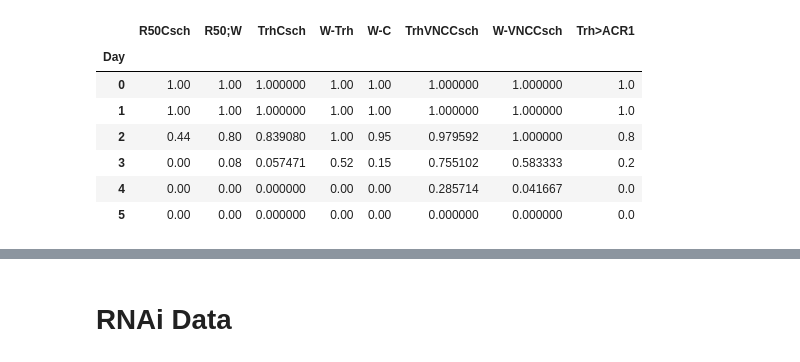
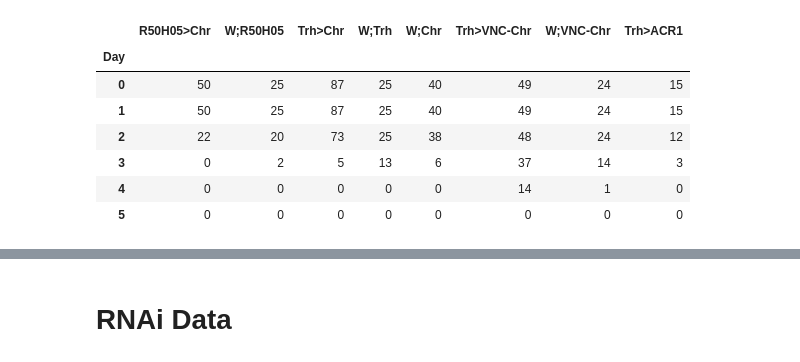
Before and after one commit to sangyu/Holophenotype5HT, a Jupyter notebook: nbs/01_Figures/07_Survival_and_RNAi.ipynb.ipynb, the cells around one changed output, grey strips where cells are left out. Drawn from its saved outputs; the diff is of its cells as text; code cells hidden in the pictures.

```diff
--- a/nbs/01_Figures/07_Survival_and_RNAi.ipynb.ipynb
+++ b/nbs/01_Figures/07_Survival_and_RNAi.ipynb.ipynb
@@ -34,15 +35,15 @@ Fontconfig warning: ignoring UTF-8: not a valid region tag
 # %%
-starve = pd.read_csv('/Users/sangyuxu/Library/Mobile Documents/com~apple~CloudDocs/EspressoManu/DataforFigures/Starvation Resistance/starve.csv',delimiter=',')
+starve = pd.read_csv('/Users/xusy/Library/Mobile Documents/com~apple~CloudDocs/EspressoManu/DataforFigures/Starvation Resistance/starve.csv',delimiter=',')
 starve = starve.set_index('Day')
 starvePerc = starve/starve.iloc[1,:]
 # %%
-starvePerc
+starve
 # %% [output]
-|  | R50Csch | R50;W | TrhCsch | W-Trh | W-C | TrhVNCCsch | W-VNCCsch | Trh>ACR1 |
+|  | R50H05>Chr | W;R50H05 | Trh>Chr | W;Trh | W;Chr | Trh>VNC-Chr | W;VNC-Chr | Trh>ACR1 |
 | Day |  |  |  |  |  |  |  |  |
-| 0 | 1.00 | 1.00 | 1.000000 | 1.00 | 1.00 | 1.000000 | 1.000000 | 1.0 |
-| 1 | 1.00 | 1.00 | 1.000000 | 1.00 | 1.00 | 1.000000 | 1.000000 | 1.0 |
-| 2 | 0.44 | 0.80 | 0.839080 | 1.00 | 0.95 | 0.979592 | 1.000000 | 0.8 |
-| 3 | 0.00 | 0.08 | 0.057471 | 0.52 | 0.15 | 0.755102 | 0.583333 | 0.2 |
-| 4 | 0.00 | 0.00 | 0.000000 | 0.00 | 0.00 | 0.285714 | 0.041667 | 0.0 |
-| 5 | 0.00 | 0.00 | 0.000000 | 0.00 | 0.00 | 0.000000 | 0.000000 | 0.0 |
+| 0 | 50 | 25 | 87 | 25 | 40 | 49 | 24 | 15 |
+| 1 | 50 | 25 | 87 | 25 | 40 | 49 | 24 | 15 |
+| 2 | 22 | 20 | 73 | 25 | 38 | 48 | 24 | 12 |
+| 3 | 0 | 2 | 5 | 13 | 6 | 37 | 14 | 3 |
+| 4 | 0 | 0 | 0 | 0 | 0 | 14 | 1 | 0 |
+| 5 | 0 | 0 | 0 | 0 | 0 | 0 | 0 | 0 |
```
Also changed, not shown: parts of 14 cells of this notebook, 22 other files.
